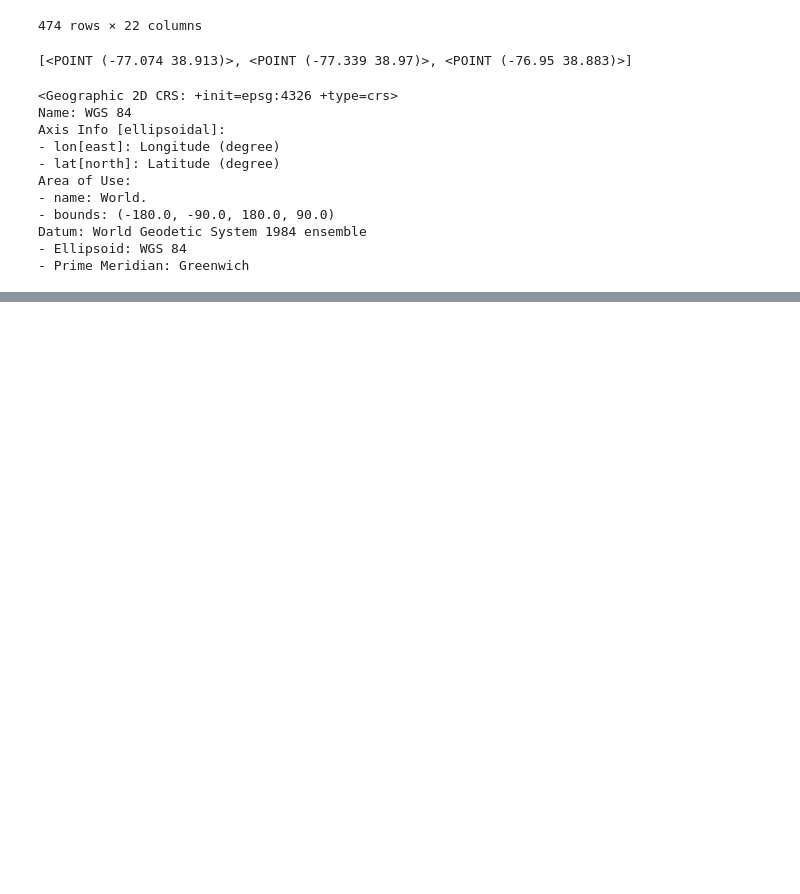
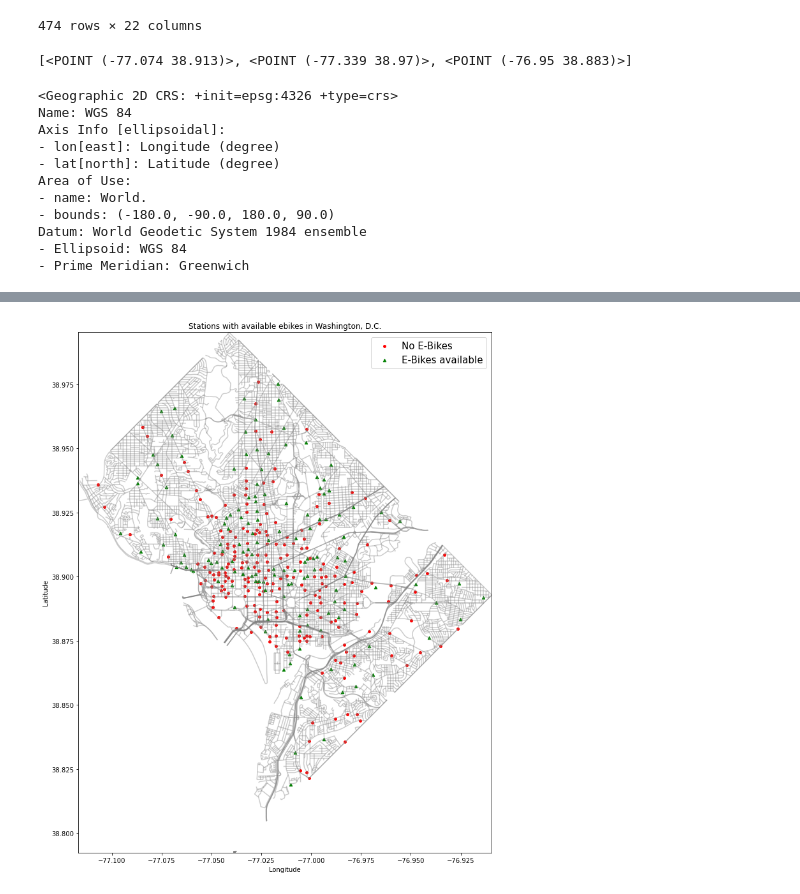
Before and after one commit to Maxremmo/Bike-Sharing-ML, a Jupyter notebook: realtime_bikeshare_data.ipynb, the cells around one changed output, grey strips where cells are left out. Cells and saved outputs as stored; diff of their text form; code cells hidden in the pictures; blank space fills up the shorter version.

```diff
--- a/realtime_bikeshare_data.ipynb
+++ b/realtime_bikeshare_data.ipynb
@@ -341,0 +370,27 @@ plt.show()
+# %%
+fig, ax = plt.subplots(figsize=(15,15))
+washington.plot(ax=ax, alpha=0.4, color='grey')
+geo_df[geo_df['num_ebikes_available'] == 0].plot(ax=ax,
+                                       markersize=15,
+                                       color='red',
+                                       marker='o',
+                                       label='No E-Bikes')
+geo_df[geo_df['num_ebikes_available'] > 0].plot(ax=ax,
+                                       markersize=20,
+                                       color='green',
+                                       marker='^',
+                                       label='E-Bikes available')
+# Set the plot extent to Washington, D.C.
+ax.set_xlim(washington.total_bounds[0], washington.total_bounds[2])
+ax.set_ylim(washington.total_bounds[1], washington.total_bounds[3])
+
+# Customize the map appearance (optional)
+ax.set_title("Stations with available ebikes in Washington, D.C.")
+ax.set_xlabel("Longitude")
+ax.set_ylabel("Latitude")
+
+plt.legend(prop={'size':15})
+# Display the map
+plt.show()
+# %% [output]
+[figure, added]
```
Also changed, not shown: parts of 3 cells of this notebook.
